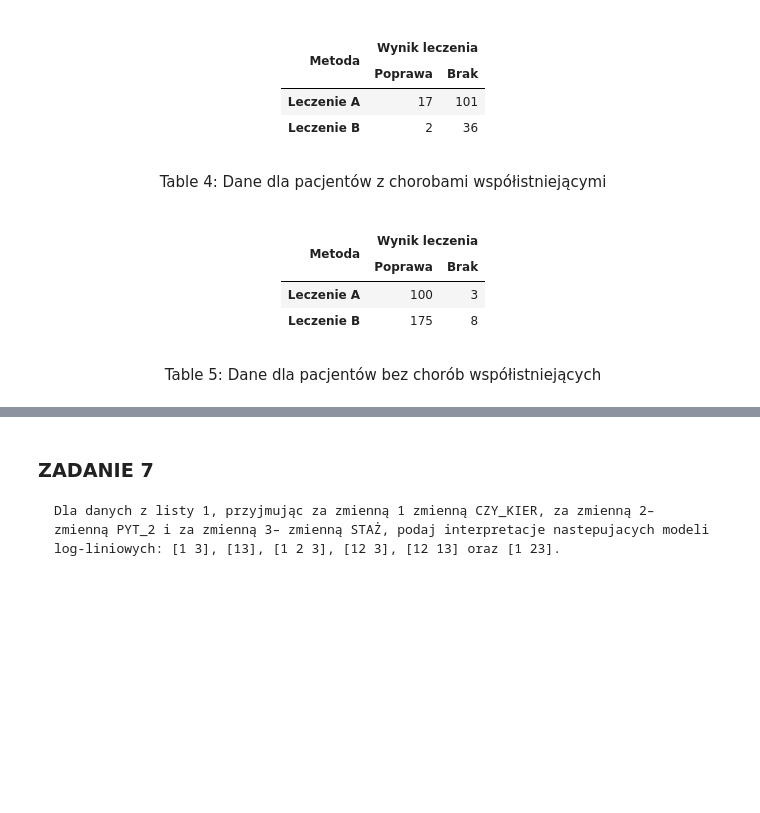
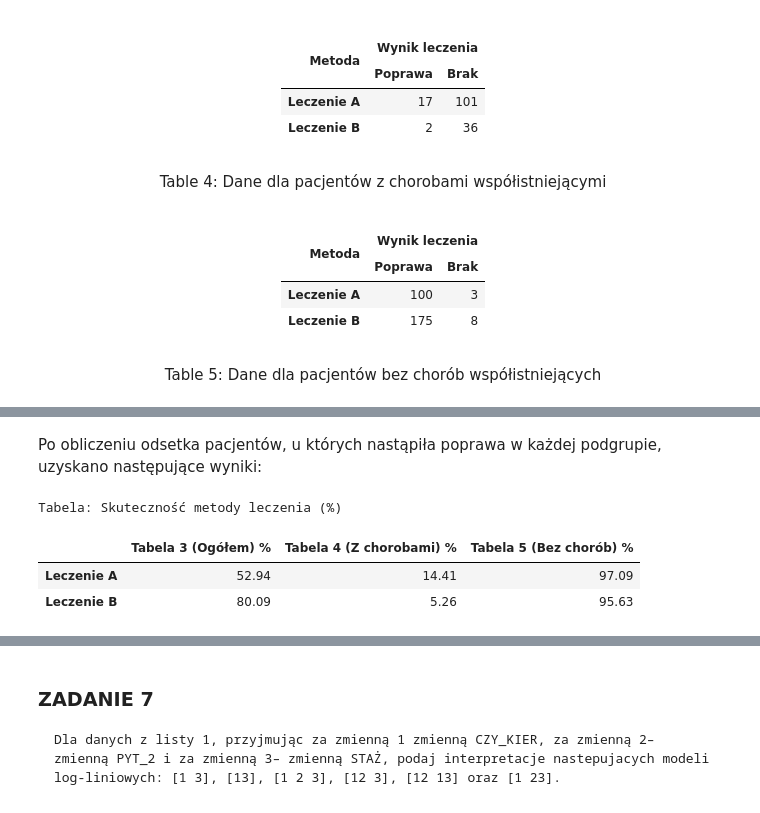
Before and after one commit to Jagaxxx/ADA_raporty, a Jupyter notebook: raport3/raport_l3.ipynb, the cells around one changed output, grey strips where cells are left out. Saved outputs shown, nothing was run; the diff lists cells and outputs as text; code cells hidden in the pictures; blank space fills up the shorter version.

```diff
--- a/raport3/raport_l3.ipynb
+++ b/raport3/raport_l3.ipynb
@@ -533,0 +546,41 @@ Table 5: Dane dla pacjentów bez chorób współistniejących
+# %%
+tab3_dataA = {"improvement": 117, "no_improvement": 104}
+tab3_dataB = {"improvement": 177, "no_improvement": 44}
+
+tab4_dataA = {"improvement": 17, "no_improvement": 101}
+tab4_dataB = {"improvement": 2, "no_improvement": 36}
+
+tab5_dataA = {"improvement": 100, "no_improvement": 3}
+tab5_dataB = {"improvement": 175, "no_improvement": 8}
+# %% [markdown]
+Po obliczeniu odsetka pacjentów, u których nastąpiła poprawa w każdej podgrupie, uzyskano następujące wyniki:
+# %%
+def effectiveness_percent(data):
+    improvement, no_improvement = data["improvement"], data["no_improvement"]
+    return improvement/(improvement+no_improvement) * 100
+# %%
+# tabela 3
+eff_tab3_A = effectiveness_percent(tab3_dataA)
+eff_tab3_B = effectiveness_percent(tab3_dataB)
+
+# tabela 4
+eff_tab4_A = effectiveness_percent(tab4_dataA)
+eff_tab4_B = effectiveness_percent(tab4_dataB)
+
+# tabela 5
+eff_tab5_A = effectiveness_percent(tab5_dataA)
+eff_tab5_B = effectiveness_percent(tab5_dataB)
+# %%
+df_eff = pd.DataFrame({
+    "Tabela 3 (Ogółem) %": [eff_tab3_A, eff_tab3_B],
+    "Tabela 4 (Z chorobami) %": [eff_tab4_A, eff_tab4_B],
+    "Tabela 5 (Bez chorób) %": [eff_tab5_A, eff_tab5_B],
+}, index=["Leczenie A", "Leczenie B"])
+
+print("Tabela: Skuteczność metody leczenia (%)")
+round(df_eff, 2)
+# %% [output]
+Tabela: Skuteczność metody leczenia (%)
+|  | Tabela 3 (Ogółem) % | Tabela 4 (Z chorobami) % | Tabela 5 (Bez chorób) % |
+| Leczenie A | 52.94 | 14.41 | 97.09 |
+| Leczenie B | 80.09 | 5.26 | 95.63 |
```
Also changed, not shown: parts of 12 cells of this notebook.
